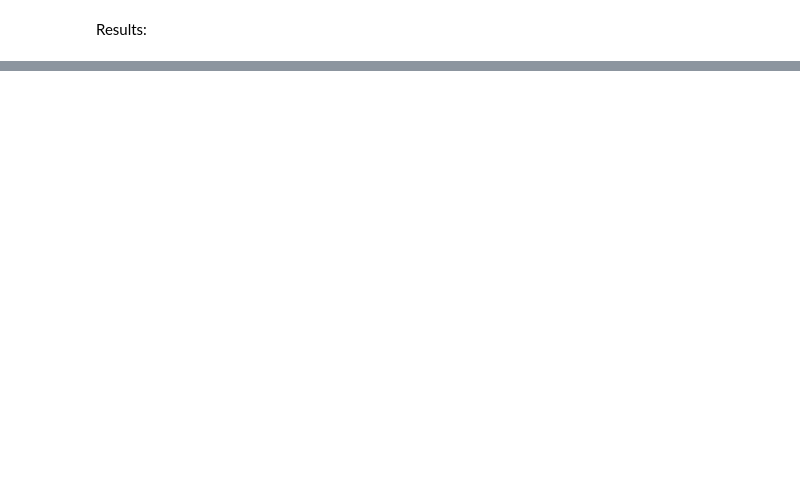
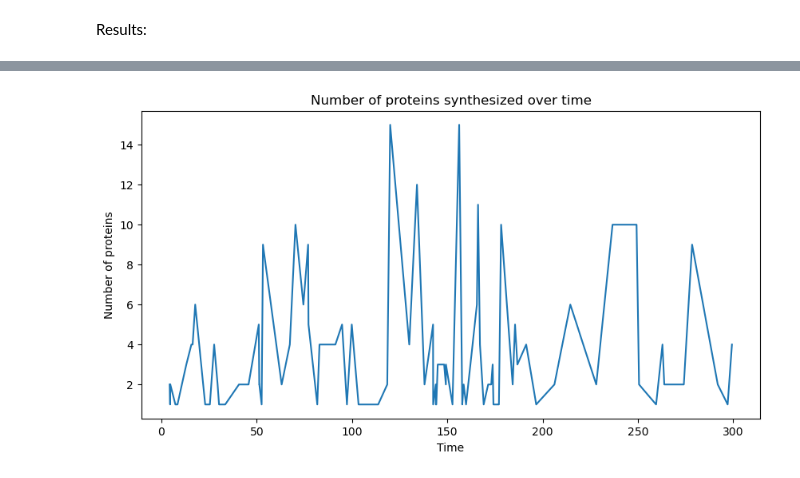
Before and after one commit to GiuliaGhisolfi/ProteinSynthesis, a Jupyter notebook: test.ipynb, the cells around one changed output, grey strips where cells are left out. Cells and saved outputs as stored; diff of their text form; code cells hidden in the pictures; blank space fills up the shorter version.

```diff
--- a/test.ipynb
+++ b/test.ipynb
@@ -101,0 +103,17 @@ TypeError: 'NoneType' object is not iterable
+# %%
+# numero di proteine sintetizzate per ogni istante di tempo
+number_of_proteins_synthesized = results_df[results_df['mrna_sequences'].notna()]['number_of_proteins_synthesized']
+time = results_df[results_df['mrna_sequences'].notna()]['end_process_time']
+
+# riordina i valori in base al tempo
+time, number_of_proteins_synthesized = zip(*sorted(zip(time, number_of_proteins_synthesized)))
+
+
+plt.figure(figsize=(10, 5))
+plt.plot(time, number_of_proteins_synthesized)
+plt.title('Number of proteins synthesized over time')
+plt.xlabel('Time')
+plt.ylabel('Number of proteins')
+plt.show()
+# %% [output]
+[figure, added]
```
Also changed, not shown: parts of 8 cells of this notebook, 4 other files.
